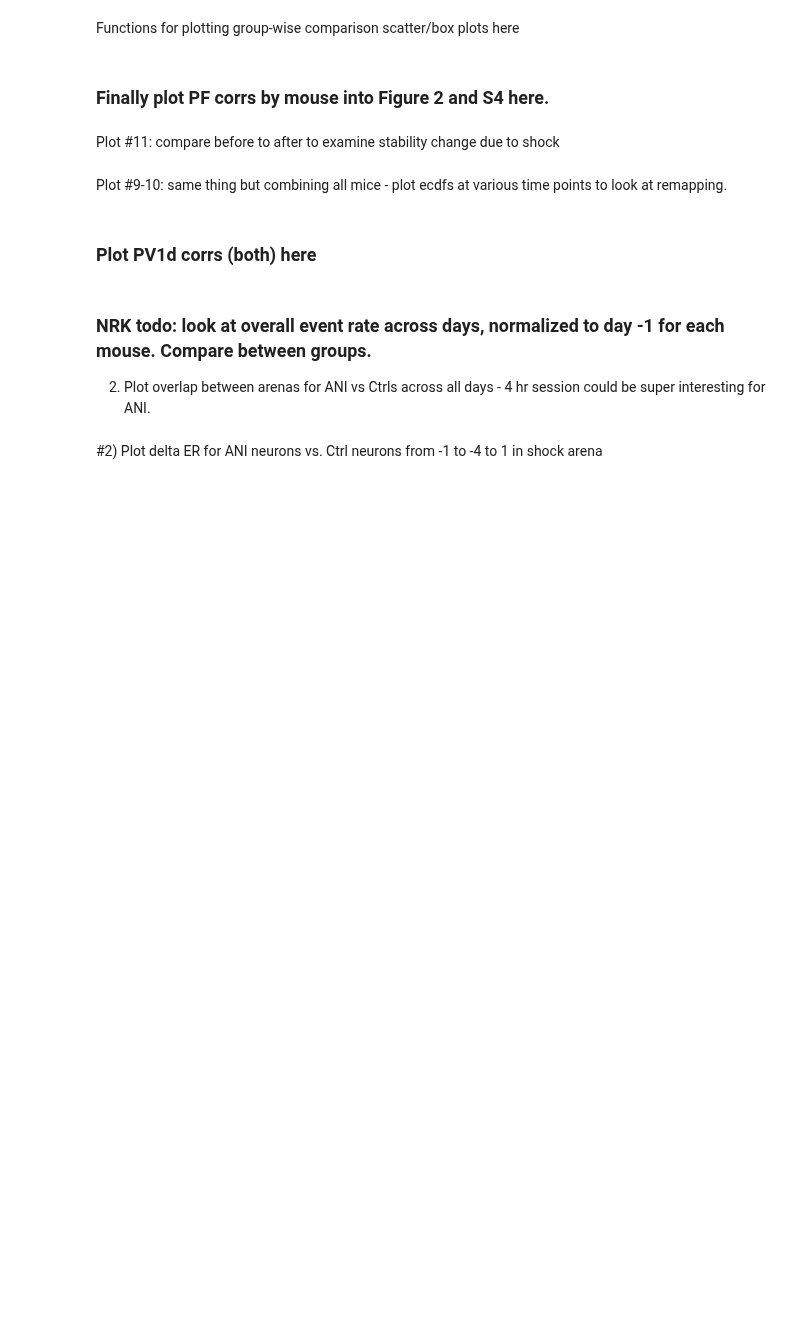
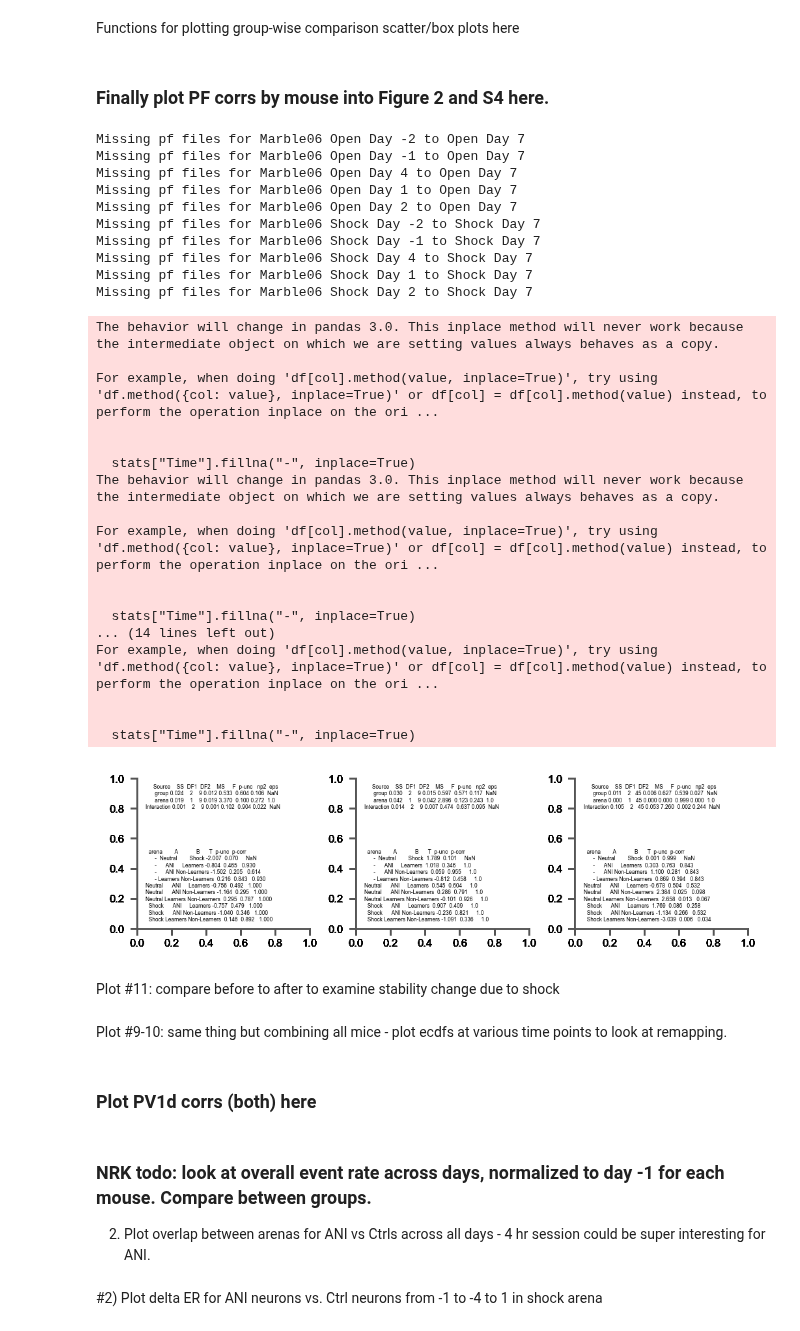
Before and after one commit to nkinsky/Eraser, a Jupyter notebook: Notebooks/Figure2_and_S4-5.ipynb, the cells around one changed output. Cells and saved outputs as stored; diff of their text form; code cells hidden in the pictures; blank space fills up the shorter version.

```diff
--- a/Notebooks/Figure2_and_S4-5.ipynb
+++ b/Notebooks/Figure2_and_S4-5.ipynb
@@ -401,6 +400,6 @@ Fig2.fig
 # %%
 # Stats for mean # neurons
-nneurons_norm = [ct.norm_num_neurons(nn, 0) for nn in nneurons_mean_comb]
+nneurons_norm = [ct.norm_num_neurons(nn, [0, 1]) for nn in nneurons_mean_comb]
 ax_nn_comb_stats.text(0.1, 0.8, 'Between group norm. # neurons stats')
 ytext = 0.7
 for idd, day in enumerate(days):
@@ -764,0 +735,5 @@ a, b, c, d, e, f = assemble_mean_corrs_all(corr_type='PV1dboth', best_rot=True,
+# %%
+comp_type = 'Before v After(Days1-2)'
+df_use = corr_df[corr_df.comp_type == comp_type]
+subject_key = 'animal'
+pg.pairwise_tests(data=df_use, dv='corr', within_first=True, within='arena', between='group', marginal=False, subject='session_pair', padjust=padjust)
@@ -808,16 +897,26 @@ def mean_corrs_to_df(learn_bestcorr_mean_all, nlearn_bestcorr_mean_all, ani_best
 Functions for plotting group-wise comparison scatter/box plots here
 # %%
 def pfplot_compare2(corr_df, comp_plot, ax, alpha=0.5, within_first=False, ax_lims=[0, 0.6], dotsize=3,
-                   anova_type: str in ['normal', 'mixed'] = 'mixed', legend_keep=False, **kwargs):
+                   anova_type: str in ['normal', 'mixed'] = 'mixed', padjust='bonf', legend_keep=False, take_mean=False, **kwargs):
     """Plotting function to overlay pf correlation stripplot with boxplot.
     **kwargs send to plt.text()"""
     boxprops = dict(alpha=alpha)
 
+    df_use = corr_df[corr_df['comp_type'] == comp_plot]
+    subject_key = 'session_pair'
+    if take_mean:
+        df_use = df_use.groupby(['group', 'arena', 'animal']).mean(numeric_only=True).reset_index()
+        subject_key = 'animal'
+
     # Plot data and label
-    sns.stripplot(data=corr_df[corr_df['comp_type'] == comp_plot], palette='Set2', x='arena', y='corr', hue='group',
+    sns.stripplot(data=df_use, palette='Set2', x='arena', y='corr', hue='group',
                   dodge=True, hue_order=['Learners', 'Non-Learners', 'ANI'], size=dotsize, ax=ax[0])
-    sns.boxplot(data=corr_df[corr_df['comp_type'] == comp_plot], palette='Set2', x='arena', y='corr', hue='group',
+    sns.boxplot(data=df_use, palette='Set2', x='arena', y='corr', hue='group',
                   dodge=True, hue_order=['Learners', 'Non-Learners', 'ANI'], ax=ax[0], boxprops=boxprops)
+    # sns.stripplot(data=corr_df[corr_df['comp_type'] == comp_plot], palette='Set2', x='arena', y='corr', hue='group',
+    #               dodge=True, hue_order=['Learners', 'Non-Learners', 'ANI'], size=dotsize, ax=ax[0])
+    # sns.boxplot(data=corr_df[corr_df['comp_type'] == comp_plot], palette='Set2', x='arena', y='corr', hue='group',
+    #               dodge=True, hue_order=['Learners', 'Non-Learners', 'ANI'], ax=ax[0], boxprops=boxprops)
     if not legend_keep:
         ax[0].get_legend().remove()
     ax[0].set_ylim(ax_lims)
@@ -826,16 +925,22 @@ def pfplot_compare2(corr_df, comp_plot, ax, alpha=0.5, within_first=False, ax_li
     ax[0].set_title(comp_plot)
 
     # Now run stats: 2-way or mixed anova and post-hoc test
-    aov = pg.anova(data=corr_df[corr_df['comp_type'] == comp_plot], dv='corr', between=['arena', 'group']).round(5)
-    maov = pg.mixed_anova(data=corr_df[corr_df['comp_type'] == comp_plot], dv='corr',
-                          within='arena', between='group', subject='subject').round(3)
+    # aov = pg.anova(data=corr_df[corr_df['comp_type'] == comp_plot], dv='corr', between=['arena', 'group']).round(5)
+    # maov = pg.mixed_anova(data=corr_df[corr_df['comp_type'] == comp_plot], dv='corr',
+    #                       within='arena', between='group', subject='subject').round(3)
+    aov = pg.anova(data=df_use, dv='corr', between=['arena', 'group']).round(5)
+    maov = pg.mixed_anova(data=df_use, dv='corr',
+                          within='arena', between='group', subject=subject_key).round(3)
     if anova_type == 'normal':
         ax[1].text(0.05, 0.8, aov.to_string(index=False), **kwargs)
     elif anova_type == 'mixed':
         ax[1].text(0.05, 0.8, maov.to_string(index=False), **kwargs)
 
-    pw = pg.pairwise_tests(data=corr_df[corr_df['comp_type'] == comp_plot], dv='corr', within_first=within_first,
-                          within='arena', between='group', subject='subject', padjust='bonf').round(3)
+    # pw = pg.pairwise_tests(data=corr_df[corr_df['comp_type'] == comp_plot], dv='corr', within_first=within_first,
+    #                       within='arena', between='group', subject='subject', padjust='bonf').round(3)
+    # pwtrim = pw.drop(['Contrast', 'Paired', 'Parametric', 'dof', 'alternative', 'p-adjust', 'BF10', 'hedges'], axis=1)
+    pw = pg.pairwise_tests(data=df_use, dv='corr', within_first=within_first,
+                          within='arena', between='group', subject=subject_key, padjust=padjust).round(3)
     pwtrim = pw.drop(['Contrast', 'Paired', 'Parametric', 'dof', 'alternative', 'p-adjust', 'BF10', 'hedges'], axis=1)
     ax[1].text(0.05, 0.05, pwtrim.to_string(index=False), **kwargs)
 # %%
@@ -912,29 +1017,62 @@ def add_PV1shuf_CI(ax, learn_shuf_all, nl_shuf_all, ani_shuf_all, comparison, gr
 ### Finally plot PF corrs by mouse into Figure 2 and S4 here.
 # %%
 # Assemble dataframe
+take_mean = False
 learn_corr_all, nl_corr_all, ani_corr_all = assemble_mean_corrs_all(corr_type='PF', best_rot=True,
                                                                     group_desig=group_desig, plot=False)
 corr_df = mean_corrs_to_df(learn_corr_all, nl_corr_all, ani_corr_all, group_desig=group_desig)
 
 # Set up plots for Fig2 and FigS4
 ax_bef_comb = Fig2comb.subplot([Fig2.gs[2, 1], Fig2stats.gs[2, 1]])
 ax_aft_comb = Fig2comb.subplot([Fig2.gs[2, 2], Fig2stats.gs[2, 2]])
 ax_ba_comb = Fig2comb.subplot([Fig2.gs[2, 3], Fig2stats.gs[2, 3]])
 ax_bstm_comb = FigS4comb.subplot(445)
 ax_stma_comb = FigS4comb.subplot(446)
 
 # Set up plotting params
 ax_lims = [-0.1, 0.6]
 anova_type = 'mixed'
 within_first = True
+padjust = 'holm'
 
 # Now make the plots
 for a, comp_type in zip([ax_bef_comb, ax_aft_comb, ax_ba_comb, ax_bstm_comb, ax_stma_comb],
                         corr_df['comp_type'].unique()):
     legend_keep = True if comp_type in ['Before', 'Before v STM'] else False
     pfplot_compare2(corr_df, comp_type, a, ax_lims=ax_lims, anova_type=anova_type, within_first=within_first,
-                   legend_keep=legend_keep, fontdict={"size": 3})
+                   legend_keep=legend_keep, take_mean=take_mean, padjust=padjust, fontdict={"size": 3})
     add_shuf_CI(a[0], comp_type, group_desig)
+
+Fig2stats.fig
+# %% [output]
+Missing pf files for Marble06 Open Day -2 to Open Day 7
+Missing pf files for Marble06 Open Day -1 to Open Day 7
+Missing pf files for Marble06 Open Day 4 to Open Day 7
+Missing pf files for Marble06 Open Day 1 to Open Day 7
+Missing pf files for Marble06 Open Day 2 to Open Day 7
+Missing pf files for Marble06 Shock Day -2 to Shock Day 7
+Missing pf files for Marble06 Shock Day -1 to Shock Day 7
+Missing pf files for Marble06 Shock Day 4 to Shock Day 7
+Missing pf files for Marble06 Shock Day 1 to Shock Day 7
+Missing pf files for Marble06 Shock Day 2 to Shock Day 7
+The behavior will change in pandas 3.0. This inplace method will never work because the intermediate object on which we are setting values always behaves as a copy.
+
+For example, when doing 'df[col].method(value, inplace=True)', try using 'df.method({col: value}, inplace=True)' or df[col] = df[col].method(value) instead, to perform the operation inplace on the ori ...
+
+
+  stats["Time"].fillna("-", inplace=True)
+The behavior will change in pandas 3.0. This inplace method will never work because the intermediate object on which we are setting values always behaves as a copy.
+
+For example, when doing 'df[col].method(value, inplace=True)', try using 'df.method({col: value}, inplace=True)' or df[col] = df[col].method(value) instead, to perform the operation inplace on the ori ...
+
+
+  stats["Time"].fillna("-", inplace=True)
+... (14 lines left out)
+For example, when doing 'df[col].method(value, inplace=True)', try using 'df.method({col: value}, inplace=True)' or df[col] = df[col].method(value) instead, to perform the operation inplace on the ori ...
+
+
+  stats["Time"].fillna("-", inplace=True)
+[figure, added]
 # %% [markdown]
 Plot #11: compare before to after to examine stability change due to shock
 # %% [markdown]
```
Also changed, not shown: parts of 45 cells of this notebook.
